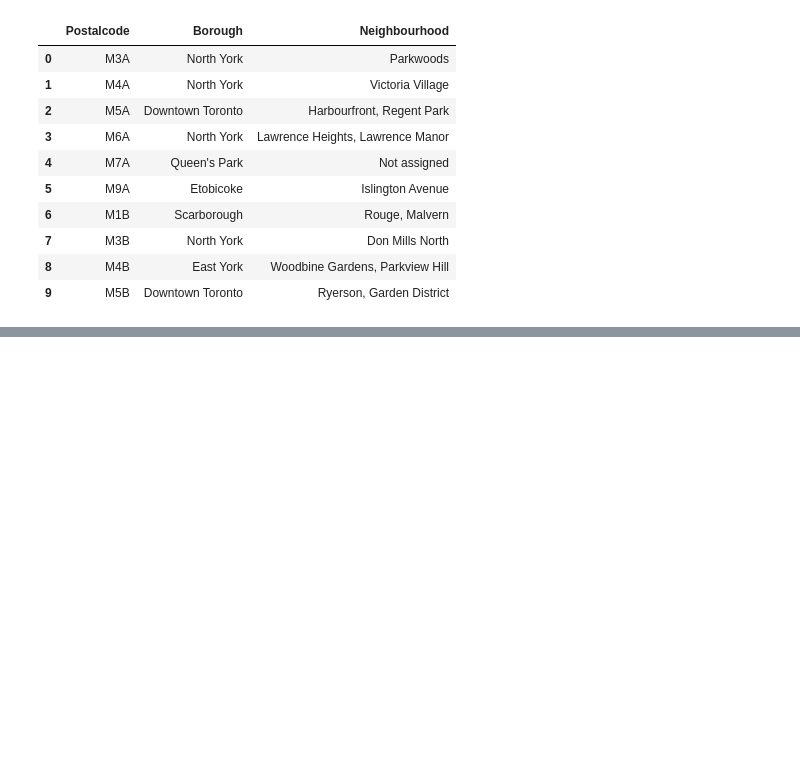
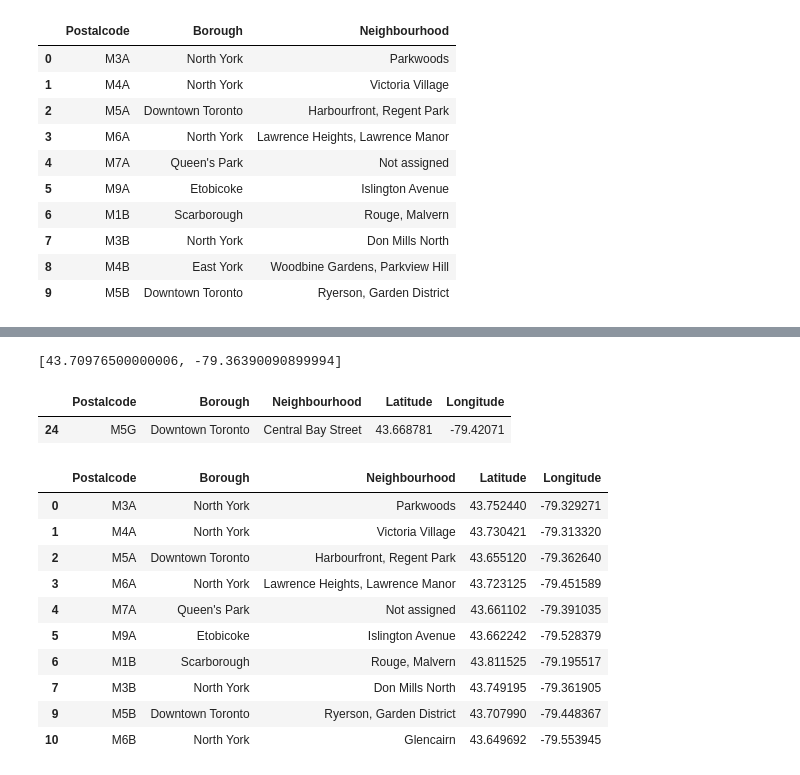
Before and after one commit to bluefrost007/Coursera_Capstone, a Jupyter notebook: Segmenting and Clustering in Toronto.ipynb, the cells around one changed output, grey strips where cells are left out. Saved outputs shown, nothing was run; the diff lists cells and outputs as text; code cells hidden in the pictures; blank space fills up the shorter version.

```diff
--- a/Segmenting and Clustering in Toronto.ipynb
+++ b/Segmenting and Clustering in Toronto.ipynb
@@ -189,0 +169,3 @@ MergeError: No common columns to perform merge on
+# %%
+df = df_new
+df.head()
@@ -189,0 +179,39 @@ MergeError: No common columns to perform merge on
+# %%
+def get_latlng(postal_code):
+    # initialize your variable to None
+    lat_lng_coords = None
+    # loop until you get the coordinates
+    while(lat_lng_coords is None):
+        g = geocoder.arcgis('{}, Toronto, Ontario'.format(postal_code))
+        lat_lng_coords = g.latlng
+    return lat_lng_coords
+
+get_latlng('M4G')
+# %% [output]
+[43.70976500000006, -79.36390090899994]
+# %%
+postal_codes = df['Postalcode']
+coords = [ get_latlng(postal_code) for postal_code in postal_codes.tolist() ]
+# %%
+df_coords = pd.DataFrame(coords, columns=['Latitude', 'Longitude'])
+df['Latitude'] = df_coords['Latitude']
+df['Longitude'] = df_coords['Longitude']
+# %%
+df[df.Postalcode == 'M5G']
+# %% [output]
+|  | Postalcode | Borough | Neighbourhood | Latitude | Longitude |
+| 24 | M5G | Downtown Toronto | Central Bay Street | 43.668781 | -79.42071 |
+# %%
+df.head(10)
+# %% [output]
+|  | Postalcode | Borough | Neighbourhood | Latitude | Longitude |
+| 0 | M3A | North York | Parkwoods | 43.752440 | -79.329271 |
+| 1 | M4A | North York | Victoria Village | 43.730421 | -79.313320 |
+| 2 | M5A | Downtown Toronto | Harbourfront, Regent Park | 43.655120 | -79.362640 |
+| 3 | M6A | North York | Lawrence Heights, Lawrence Manor | 43.723125 | -79.451589 |
+| 4 | M7A | Queen's Park | Not assigned | 43.661102 | -79.391035 |
+| 5 | M9A | Etobicoke | Islington Avenue | 43.662242 | -79.528379 |
+| 6 | M1B | Scarborough | Rouge, Malvern | 43.811525 | -79.195517 |
+| 7 | M3B | North York | Don Mills North | 43.749195 | -79.361905 |
+| 9 | M5B | Downtown Toronto | Ryerson, Garden District | 43.707990 | -79.448367 |
+| 10 | M6B | North York | Glencairn | 43.649692 | -79.553945 |
```
Also changed, not shown: parts of 14 cells of this notebook.
